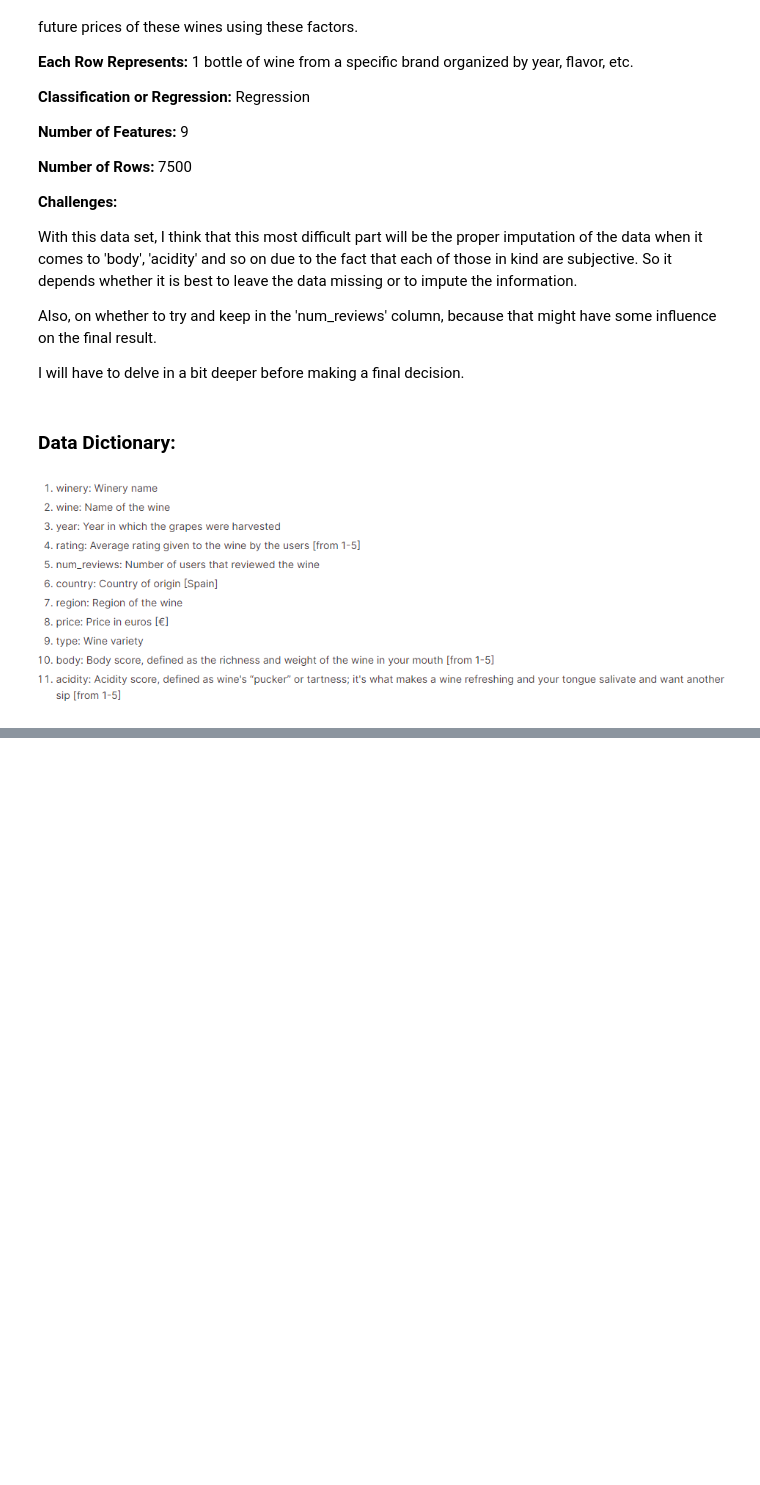
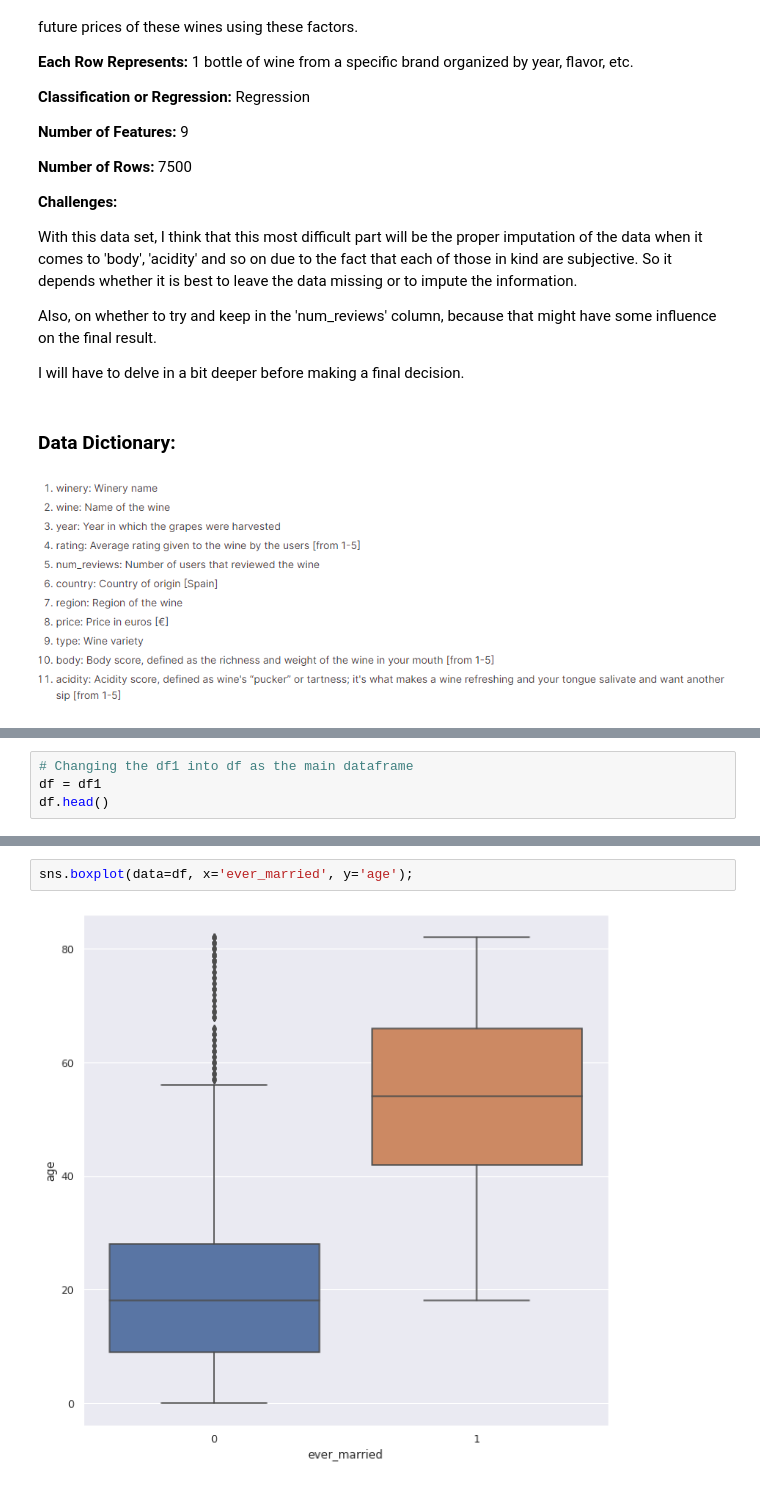
Before and after one commit to G3ntl3g1ant/Stroke-Predictions, a Jupyter notebook: Project_2_Part_1_Updated.ipynb, the cells around one changed output, grey strips where cells are left out. Cells and saved outputs as stored; diff of their text form; blank space fills up the shorter version.

```diff
--- a/Project_2_Part_1_Updated.ipynb
+++ b/Project_2_Part_1_Updated.ipynb
@@ -158,0 +163,4 @@ I will have to delve in a bit deeper before making a final decision.
+# %%
+# Changing the df1 into df as the main dataframe
+df = df1
+df.head()
@@ -158,0 +372,4 @@ I will have to delve in a bit deeper before making a final decision.
+# %%
+sns.boxplot(data=df, x='ever_married', y='age');
+# %% [output]
+[figure, added]
```
Also changed, not shown: parts of 39 cells of this notebook.
